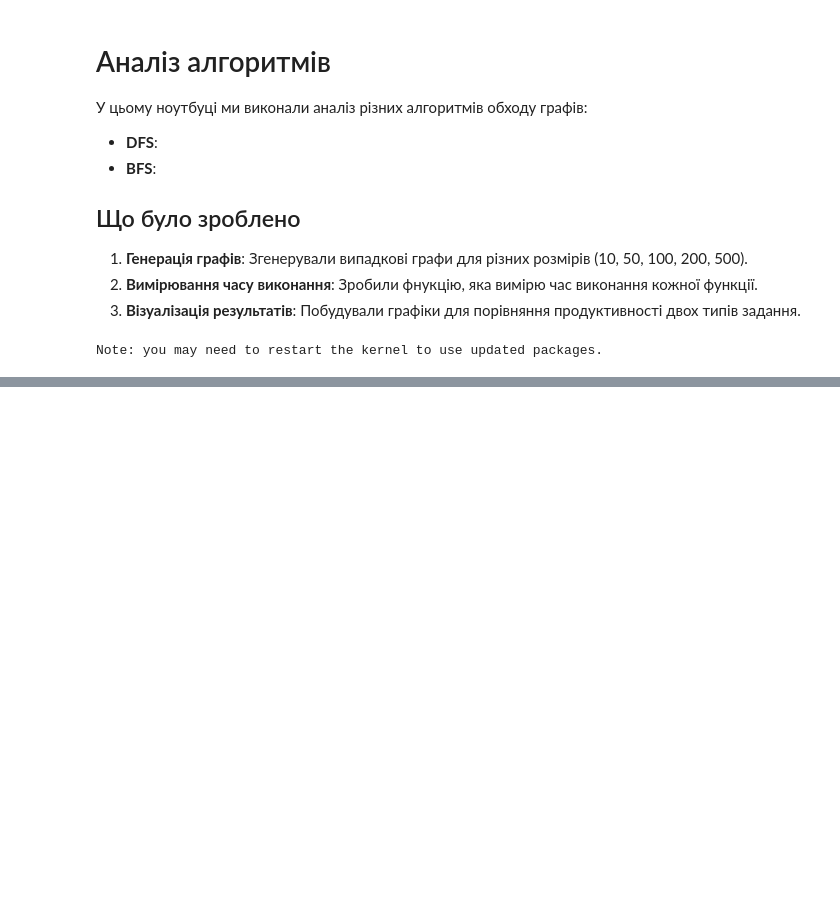
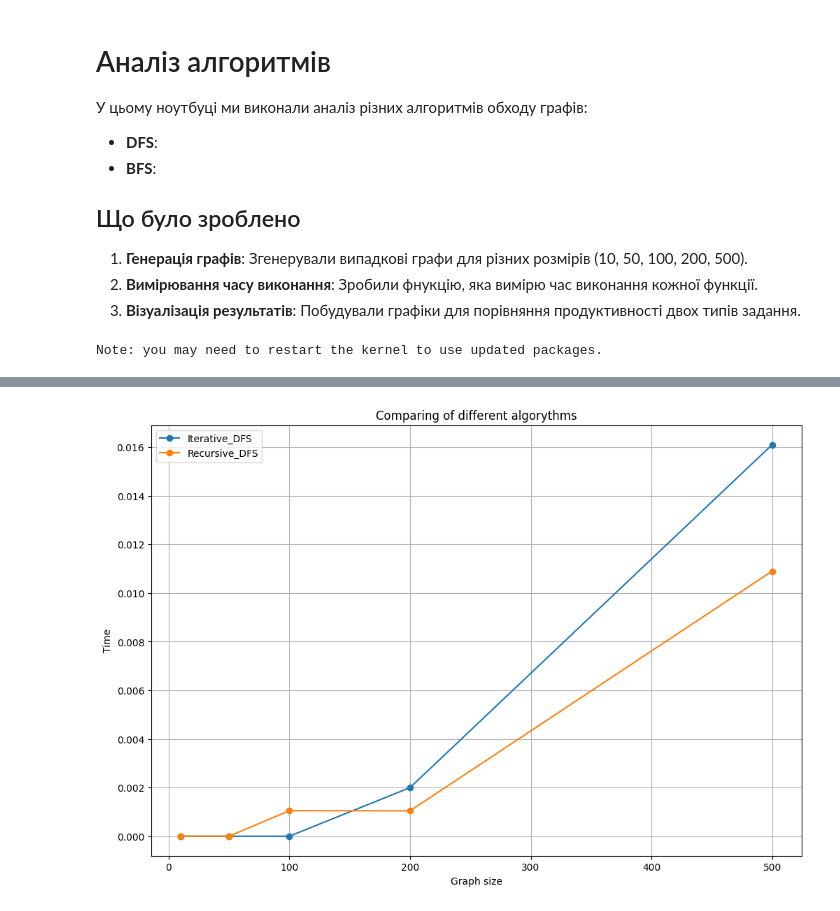
Before and after one commit to Starezax/discrete-lab-2, a Jupyter notebook: discrete_lab_2/algorythm_analysis.ipynb, the cells around one changed output, grey strips where cells are left out. Drawn from its saved outputs; the diff is of its cells as text; code cells hidden in the pictures; blank space fills up the shorter version.

```diff
--- a/discrete_lab_2/algorythm_analysis.ipynb
+++ b/discrete_lab_2/algorythm_analysis.ipynb
@@ -68,0 +74,15 @@ plt.show()
+# %%
+plt.figure(figsize=(12, 8))
+for algorythm, times in algorythms.items():
+    if algorythm == 'BFS':
+        continue
+    plt.plot(sizes, times, marker='o', label=algorythm)
+
+plt.title("Comparing of different algorythms")
+plt.xlabel("Graph size")
+plt.ylabel("Time")
+plt.legend()
+plt.grid()
+plt.show()
+# %% [output]
+[figure, added]
```
Also changed, not shown: parts of 6 cells of this notebook.
